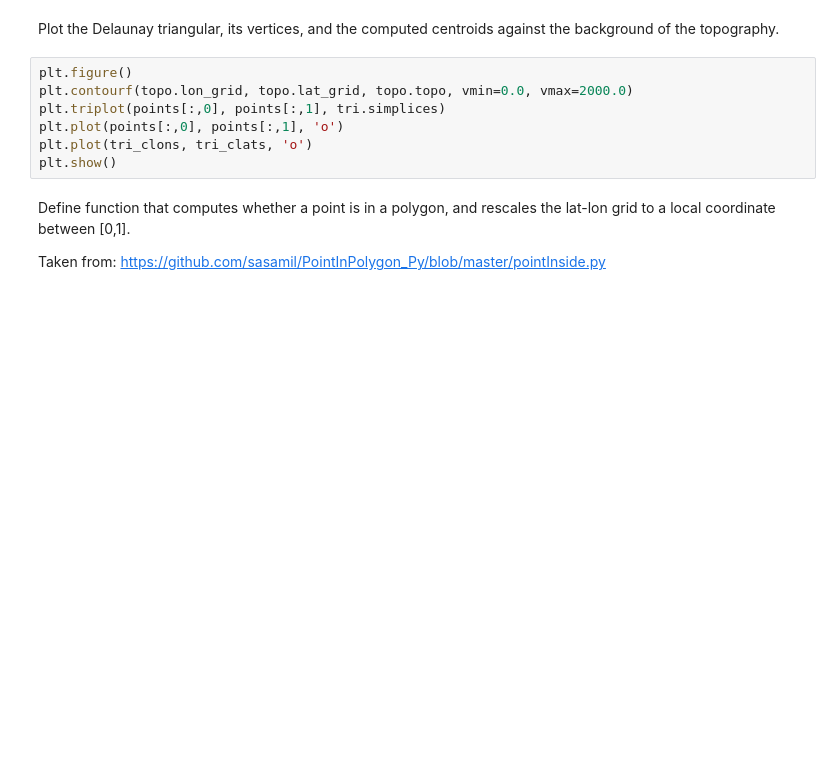
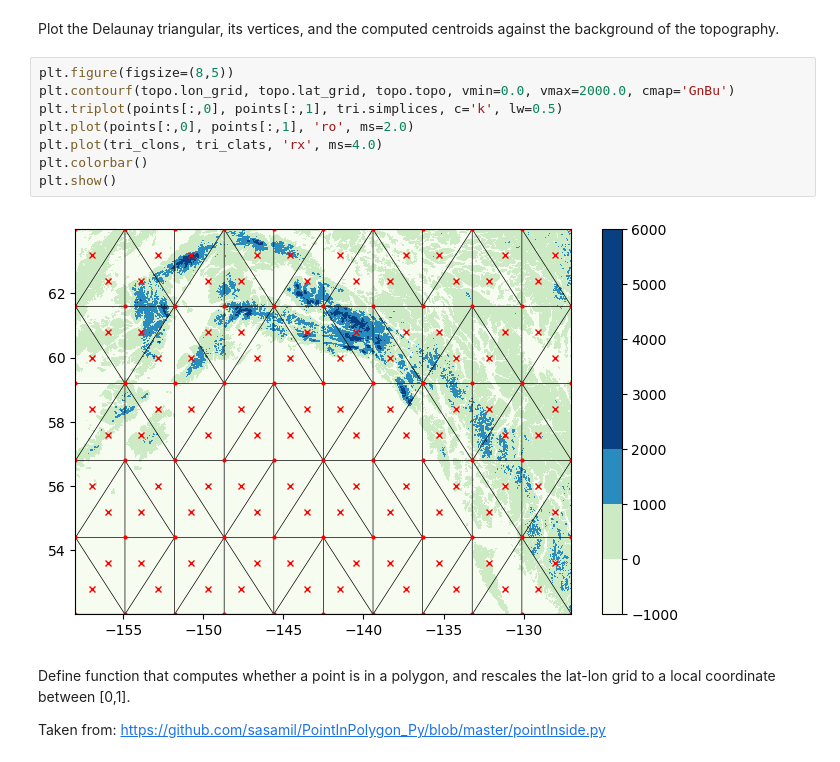
Before and after one commit to ray-chew/pyCSAM, a Jupyter notebook: notebooks/orog_delaunay.ipynb, the cells around one changed output. Drawn from its saved outputs; the diff is of its cells as text; blank space fills up the shorter version.

```diff
--- a/notebooks/orog_delaunay.ipynb
+++ b/notebooks/orog_delaunay.ipynb
@@ -173,12 +178,15 @@ tri_clons = tri_lon_verts.sum(axis=1) / 3.0
 # %% [markdown]
 Plot the Delaunay triangular, its vertices, and the computed centroids against the background of the topography.
 # %%
-plt.figure()
-plt.contourf(topo.lon_grid, topo.lat_grid, topo.topo, vmin=0.0, vmax=2000.0)
-plt.triplot(points[:,0], points[:,1], tri.simplices)
-plt.plot(points[:,0], points[:,1], 'o')
-plt.plot(tri_clons, tri_clats, 'o')
+plt.figure(figsize=(8,5))
+plt.contourf(topo.lon_grid, topo.lat_grid, topo.topo, vmin=0.0, vmax=2000.0, cmap='GnBu')
+plt.triplot(points[:,0], points[:,1], tri.simplices, c='k', lw=0.5)
+plt.plot(points[:,0], points[:,1], 'ro', ms=2.0)
+plt.plot(tri_clons, tri_clats, 'rx', ms=4.0)
+plt.colorbar()
 plt.show()
+# %% [output]
+[figure, added]
 # %% [markdown]
 Define function that computes whether a point is in a polygon, and rescales the lat-lon grid to a local coordinate between [0,1].
 
```
Also changed, not shown: parts of 15 cells of this notebook.
